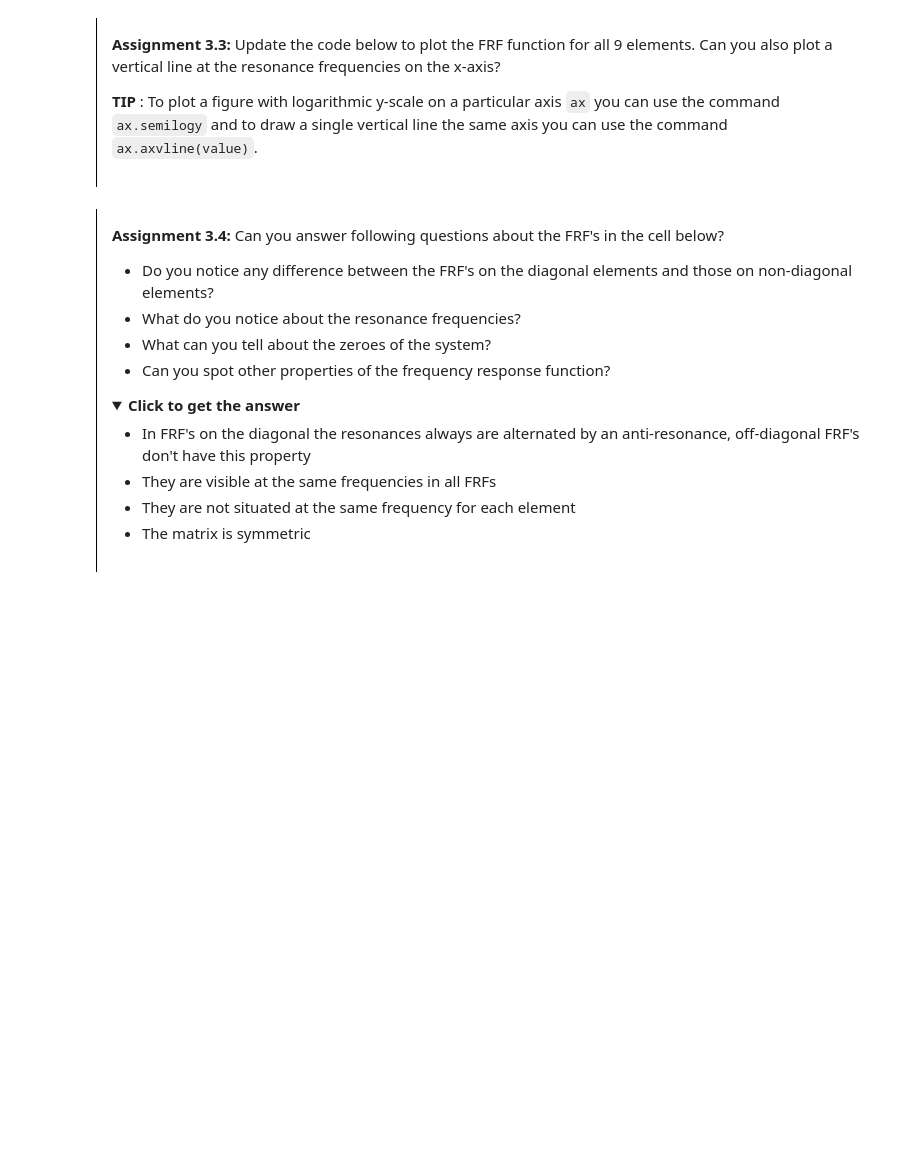
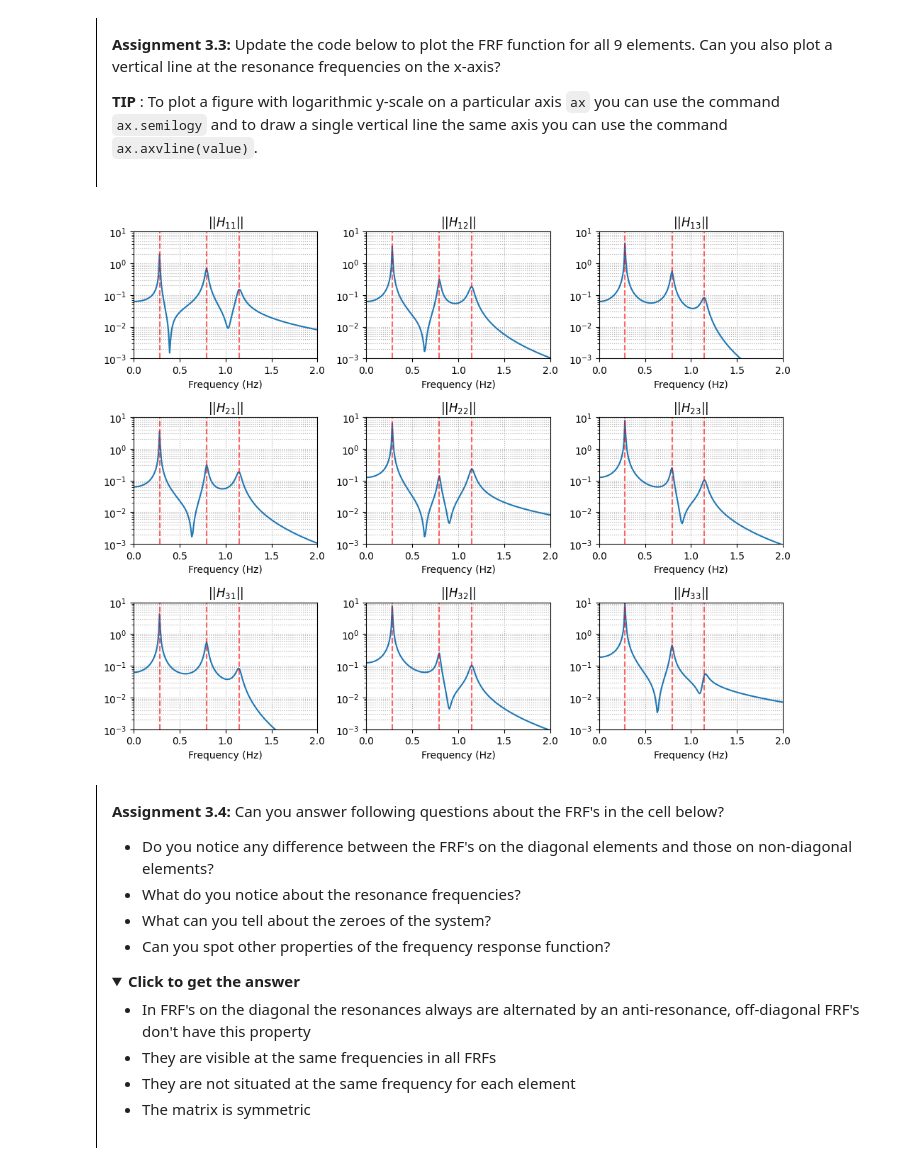
Before and after one commit to Adyoda24/MV2627_Exercises, a Jupyter notebook: Session3_MDOF/session3.ipynb, the cells around one changed output. Saved outputs shown, nothing was run; the diff lists cells and outputs as text; code cells hidden in the pictures; folded sections open; blank space fills up the shorter version.

```diff
--- a/Session3_MDOF/session3.ipynb
+++ b/Session3_MDOF/session3.ipynb
@@ -210,12 +210,10 @@ save the system matrices in the variables `M`, `C`, `K` and the eigenfrequencies
 
 Put your found eigenfrequencies in an array called `f_res`.
 # %%
-M, C, K = None, None, None
-lamb = None
-psi = None
-f_res = None
-# YOUR CODE HERE
-raise NotImplementedError()
+M, C, K = build_3DOF_matrices(m=1, k=16, k1=16, c=0.1, c1=0.1)
+lamb, psi = calc_eigenvalues_eigenvectors(M,K)
+
+f_res = np.sqrt(lamb)/(2*np.pi)
 # %% [markdown]
 Let us have a look at the resonance frequencies you calculated:
 # %%
@@ -430,26 +447,37 @@ As discussed previously the FRF is in fact a 3 by 3 matrix for a three dimension
 # %%
 f = np.linspace(0,2,200)
 n_dof = np.shape(M)[0]
 
-fig, axes = plt.subplots(n_dof,n_dof)
+fig, axes = plt.subplots(n_dof,n_dof, figsize=(10, 8))
 
 for i in range(n_dof):
     for j in range(n_dof):
-        # V---!ADD THE NECESSARY CODE HERE!---V
-        # YOUR CODE HERE
-        raise NotImplementedError()
+        # Calcul de la FRF correspondante aux indices i, j
+        H_ij = frequency_response_function(M, C, K, f=f, i=i, j=j)
+
+        # Tracé de la magnitude de la fonction de transfert
+        axes[i,j].semilogy(f, np.abs(H_ij), label='FRF')
+
+        # Ajout de lignes verticales pour chaque fréquence de résonance
+        for freq in f_res:
+            axes[i,j].axvline(freq, color='red', linestyle='--', alpha=0.6)
+
         axes[i,j].set_title(f'$||H_{{{i+1}{j+1}}}||$')
         axes[i,j].set_xlabel('Frequency (Hz)')
         axes[i,j].grid(which='both', linestyle=':')
         axes[i,j].set_ylim([1e-3,1e1])
         axes[i,j].set_xlim([0, max(f)])
 
 plt.subplots_adjust(left=0.1,
                     bottom=0.1,
                     right=0.9,
                     top=0.9,
                     wspace=0.4,
                     hspace=0.9)
+plt.tight_layout()
+plt.show()
+# %% [output]
+[figure, added]
 # %% [markdown]
 <div style="border-left: 1px solid black; padding: 1em; margin: 1em 0;">
 
```
Also changed, not shown: parts of 13 cells of this notebook.
